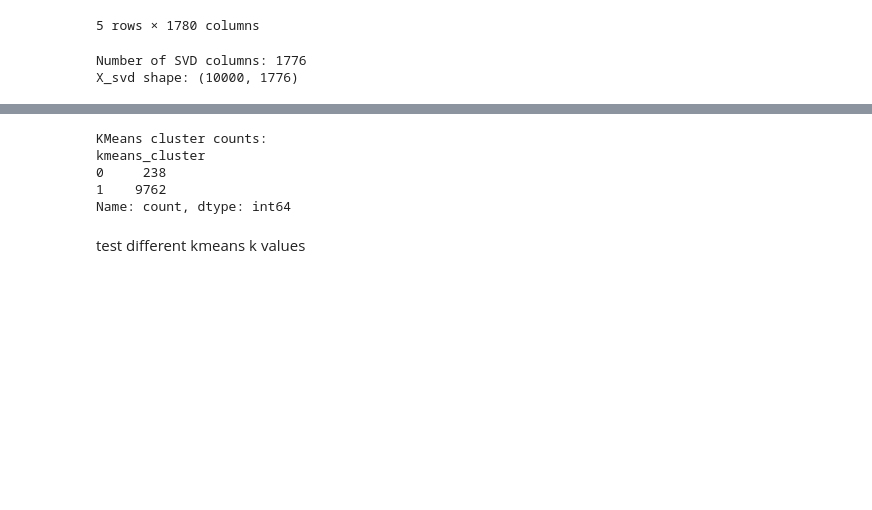
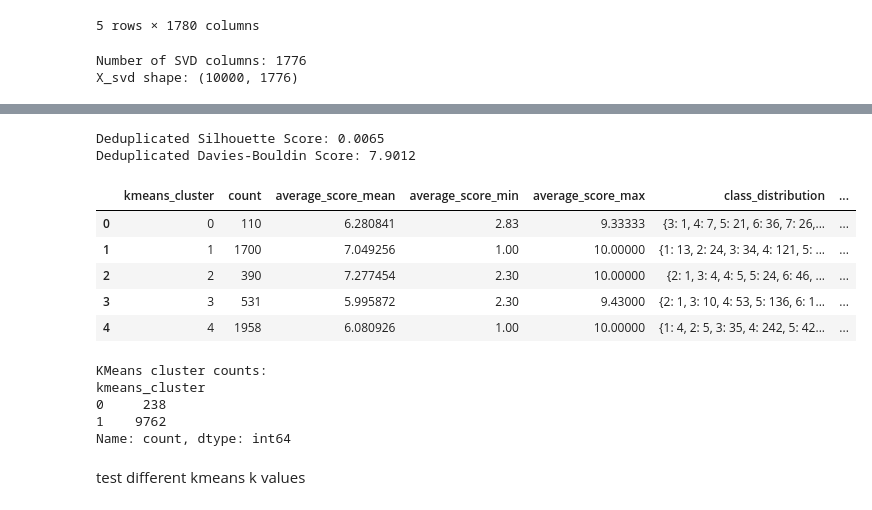
Before and after one commit to qigol/ml1-project-lt4, a Jupyter notebook: working-notebooks/brit/clustering.ipynb, the cells around one changed output, grey strips where cells are left out. Saved outputs shown, nothing was run; the diff lists cells and outputs as text; code cells hidden in the pictures; blank space fills up the shorter version.

```diff
--- a/working-notebooks/brit/clustering.ipynb
+++ b/working-notebooks/brit/clustering.ipynb
@@ -46,0 +121,16 @@ X_svd shape: (10000, 1776)
+# %%
+# This cell runs final KMeans clustering on the deduplicated dataset.
+# This should produce more useful clusters because duplicate rows are removed.
+
+k = 5
+
+kmeans_unique = KMeans(
+    n_clusters=k,
+    random_state=42,
+    n_init=10
+)
+
+svd_unique_df["kmeans_cluster"] = kmeans_unique.fit_predict(X_svd_unique)
+
+print("KMeans cluster counts on deduplicated data:")
+print(svd_unique_df["kmeans_cluster"].value_counts().sort_index())
@@ -47,3 +146,48 @@ X_svd shape: (10000, 1776)
+# %%
+# This cell evaluates the deduplicated KMeans clustering.
+
+sil_score_unique = silhouette_score(X_svd_unique, svd_unique_df["kmeans_cluster"])
+db_score_unique = davies_bouldin_score(X_svd_unique, svd_unique_df["kmeans_cluster"])
+
+print(f"Deduplicated Silhouette Score: {sil_score_unique:.4f}")
+print(f"Deduplicated Davies-Bouldin Score: {db_score_unique:.4f}")
+# %% [output]
+Deduplicated Silhouette Score: 0.0065
+Deduplicated Davies-Bouldin Score: 7.9012
+# %%
+# This cell summarizes the deduplicated clusters using scores, class distribution, and sample games.
+
+def summarize_unique_clusters(df, top_n=10):
+    summaries = []
+
+    for cluster_id in sorted(df["kmeans_cluster"].unique()):
+        cluster_df = df[df["kmeans_cluster"] == cluster_id].copy()
+
+        class_counts = cluster_df["class"].value_counts().sort_index().to_dict()
+        sample_games = cluster_df["name"].head(top_n).tolist()
+
+        summaries.append({
+            "kmeans_cluster": cluster_id,
+            "count": len(cluster_df),
+            "average_score_mean": cluster_df["average_score"].mean(),
+            "average_score_min": cluster_df["average_score"].min(),
+            "average_score_max": cluster_df["average_score"].max(),
+            "class_distribution": class_counts,
+            "sample_games": sample_games
+        })
+
+    return pd.DataFrame(summaries)
+
+unique_cluster_summary = summarize_unique_clusters(svd_unique_df)
+
+unique_cluster_summary
+# %% [output]
+|  | kmeans_cluster | count | average_score_mean | average_score_min | average_score_max | class_distribution | ... |
+| 0 | 0 | 110 | 6.280841 | 2.83 | 9.33333 | {3: 1, 4: 7, 5: 21, 6: 36, 7: 26,... | ... |
+| 1 | 1 | 1700 | 7.049256 | 1.00 | 10.00000 | {1: 13, 2: 24, 3: 34, 4: 121, 5: ... | ... |
+| 2 | 2 | 390 | 7.277454 | 2.30 | 10.00000 | {2: 1, 3: 4, 4: 5, 5: 24, 6: 46, ... | ... |
+| 3 | 3 | 531 | 5.995872 | 2.30 | 9.43000 | {2: 1, 3: 10, 4: 53, 5: 136, 6: 1... | ... |
+| 4 | 4 | 1958 | 6.080926 | 1.00 | 10.00000 | {1: 4, 2: 5, 3: 35, 4: 242, 5: 42... | ... |
 # %%
 # This cell runs KMeans clustering on the SVD vectors.
 # KMeans creates broad groups of games based on description similarity.
```
Also changed, not shown: parts of 8 cells of this notebook.
